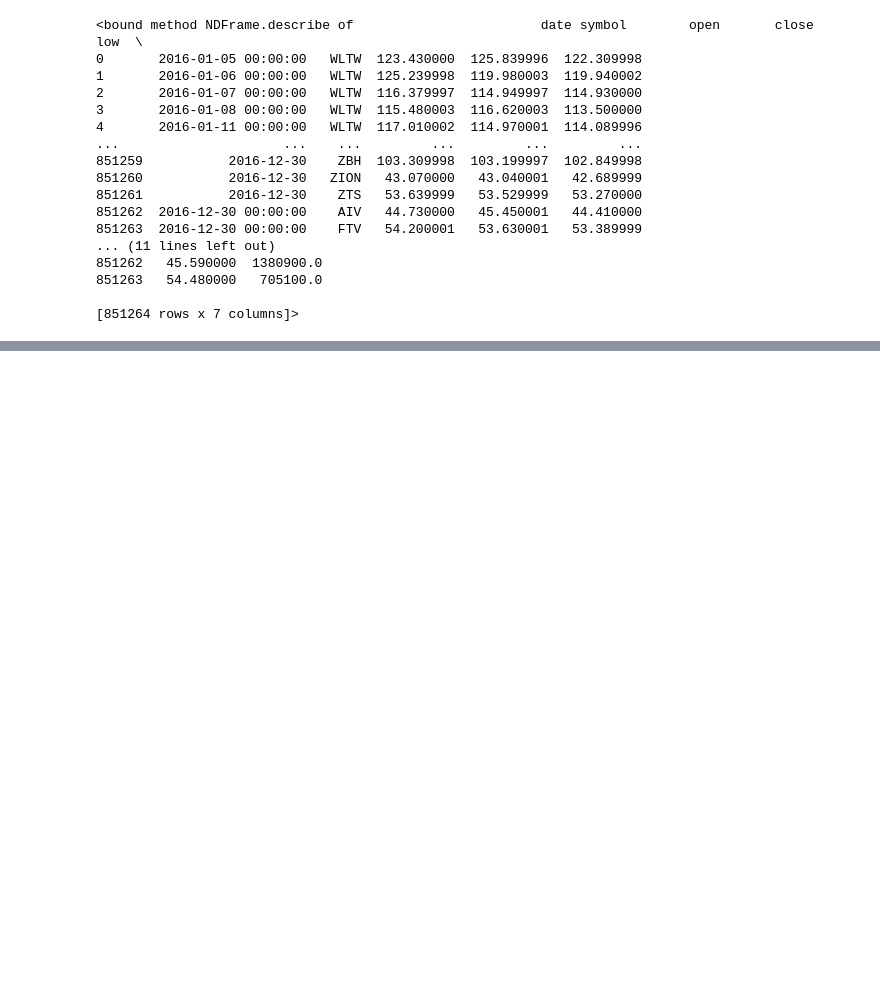
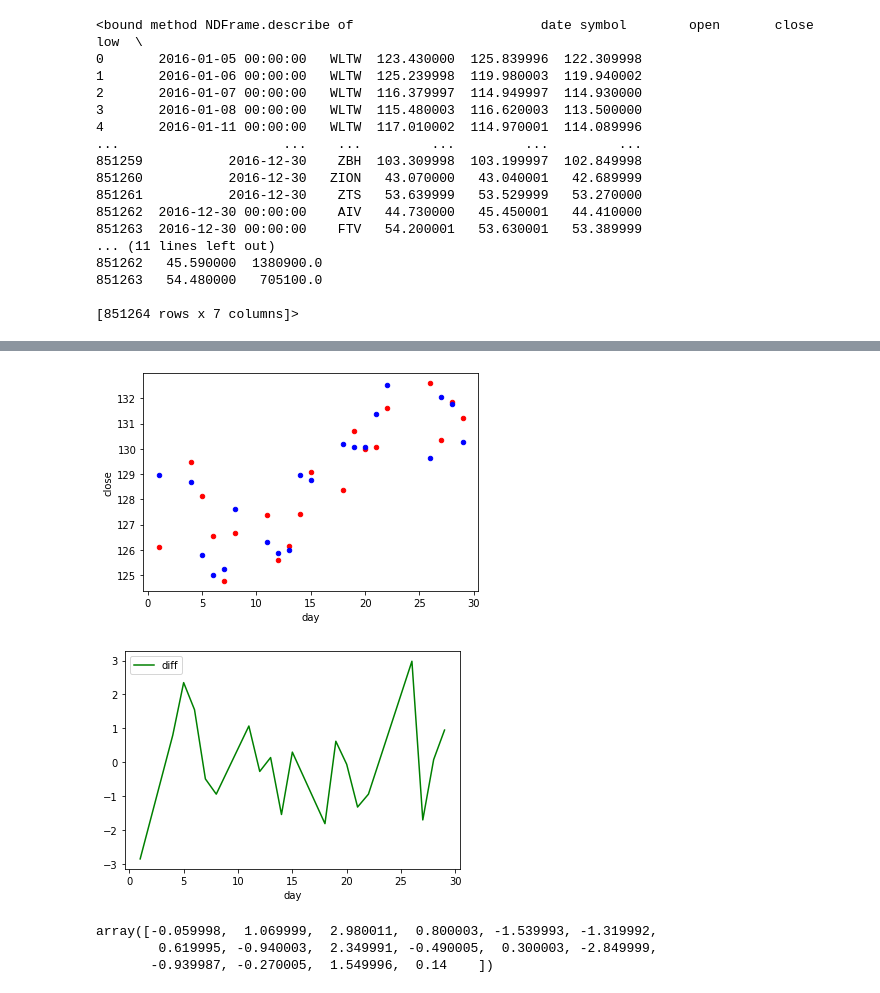
Before and after one commit to will-ing/linear-regres, a Jupyter notebook: regression.ipynb, the cells around one changed output, grey strips where cells are left out. Drawn from its saved outputs; the diff is of its cells as text; code cells hidden in the pictures; blank space fills up the shorter version.

```diff
--- a/regression.ipynb
+++ b/regression.ipynb
@@ -43,0 +48,16 @@ stx.describe
+# %%
+def get_data_by_month(symbol, year, month):
+    sybl = stx.loc[stx["symbol"] == symbol]
+    sybl["year"] = pd.DatetimeIndex(sybl["date"]).year
+    sybl["month"] = pd.DatetimeIndex(sybl["date"]).month
+    sybl["month_two"] = pd.DatetimeIndex(sybl["date"]).month
+    sybl["day"] = pd.DatetimeIndex(sybl["date"]).day
+    sybl["diff"] = sybl["open"]-sybl["close"]
+    sybl = sybl.loc[sybl["year"] == year]
+    sybl = sybl.loc[sybl["month"] == month]
+    sybl_month = sybl[["month", "day", "open", "close", "diff"]].sort_values(by="day", ascending=True)
+
+    return sybl_month
+
+data_by_month = get_data_by_month('AAPL', 2015, 5)
+data_by_month
@@ -43,0 +82,19 @@ stx.describe
+# %%
+ax = plt.gca()
+data_by_month.plot(kind='scatter',x='day',y='open',color='r', ax=ax)
+data_by_month.plot(kind='scatter',x='day',y='close',color='b', ax=ax)
+data_by_month.plot(kind='line',x='day',y='diff',color='green')
+plt.show()
+# %% [output]
+[figure, added]
+[figure, added]
+# %%
+x = data_by_month["day"].values.reshape((-1,1))
+y = data_by_month["diff"].values
+
+x_train, x_test, y_train, y_test = train_test_split(x, y, train_size=0.8, test_size=0.2, random_state=100)
+y_train
+# %% [output]
+array([-0.059998,  1.069999,  2.980011,  0.800003, -1.539993, -1.319992,
+        0.619995, -0.940003,  2.349991, -0.490005,  0.300003, -2.849999,
+       -0.939987, -0.270005,  1.549996,  0.14    ])
```
Also changed, not shown: parts of 13 cells of this notebook.
